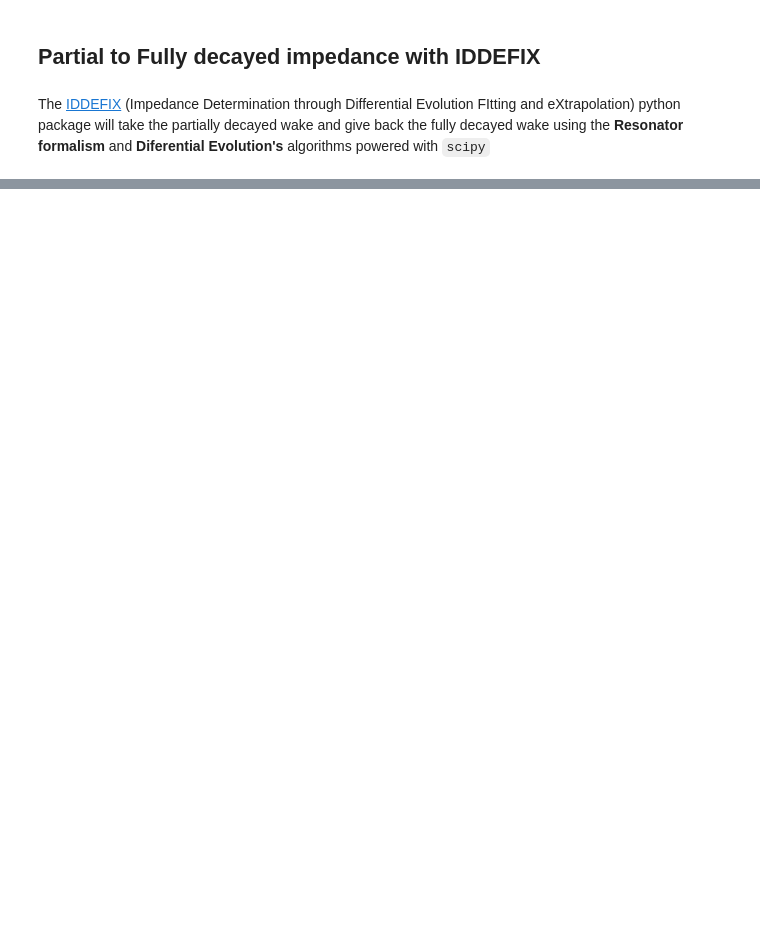
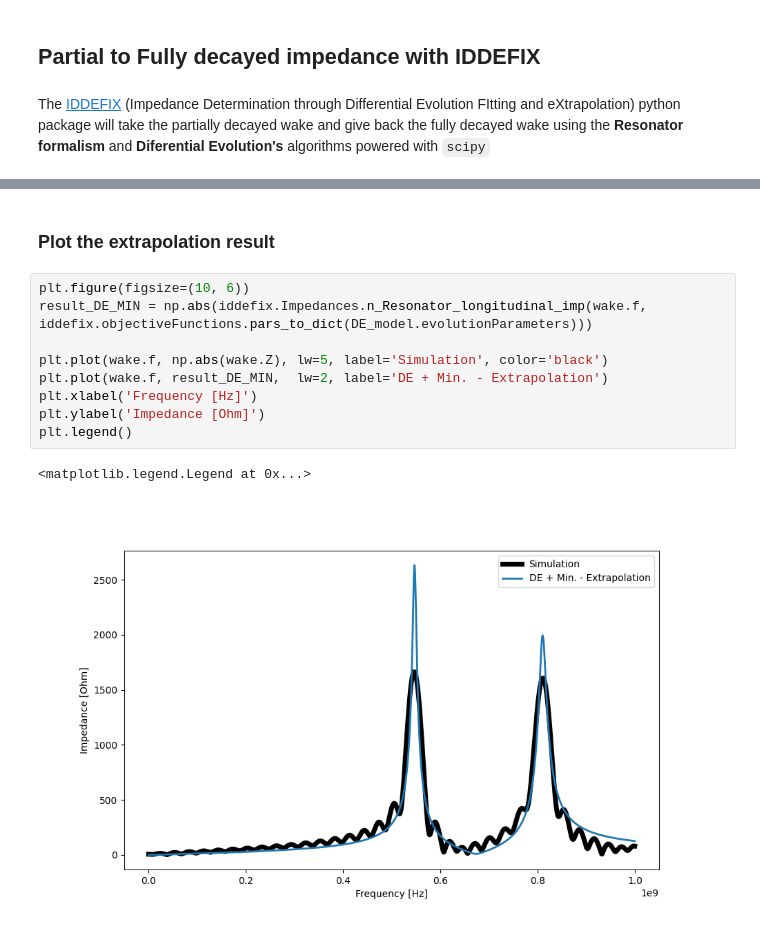
Before and after one commit to ImpedanCEI/wakis, a Jupyter notebook: notebooks/004_Wakefield_simulation_and_extrapolation.ipynb, the cells around one changed output, grey strips where cells are left out. Cells and saved outputs as stored; diff of their text form; blank space fills up the shorter version.

```diff
--- a/notebooks/004_Wakefield_simulation_and_extrapolation.ipynb
+++ b/notebooks/004_Wakefield_simulation_and_extrapolation.ipynb
@@ -109,0 +187,14 @@ The [IDDEFIX](https://github.com/ImpedanCEI/IDDEFIX) (Impedance Determination th
+# %% [markdown]
+### Plot the extrapolation result
+# %%
+plt.figure(figsize=(10, 6))
+result_DE_MIN = np.abs(iddefix.Impedances.n_Resonator_longitudinal_imp(wake.f, iddefix.objectiveFunctions.pars_to_dict(DE_model.evolutionParameters)))
+
+plt.plot(wake.f, np.abs(wake.Z), lw=5, label='Simulation', color='black')
+plt.plot(wake.f, result_DE_MIN,  lw=2, label='DE + Min. - Extrapolation')
+plt.xlabel('Frequency [Hz]')
+plt.ylabel('Impedance [Ohm]')
+plt.legend()
+# %% [output]
+<matplotlib.legend.Legend at 0x...>
+[figure, added]
```
Also changed, not shown: parts of 12 cells of this notebook.
